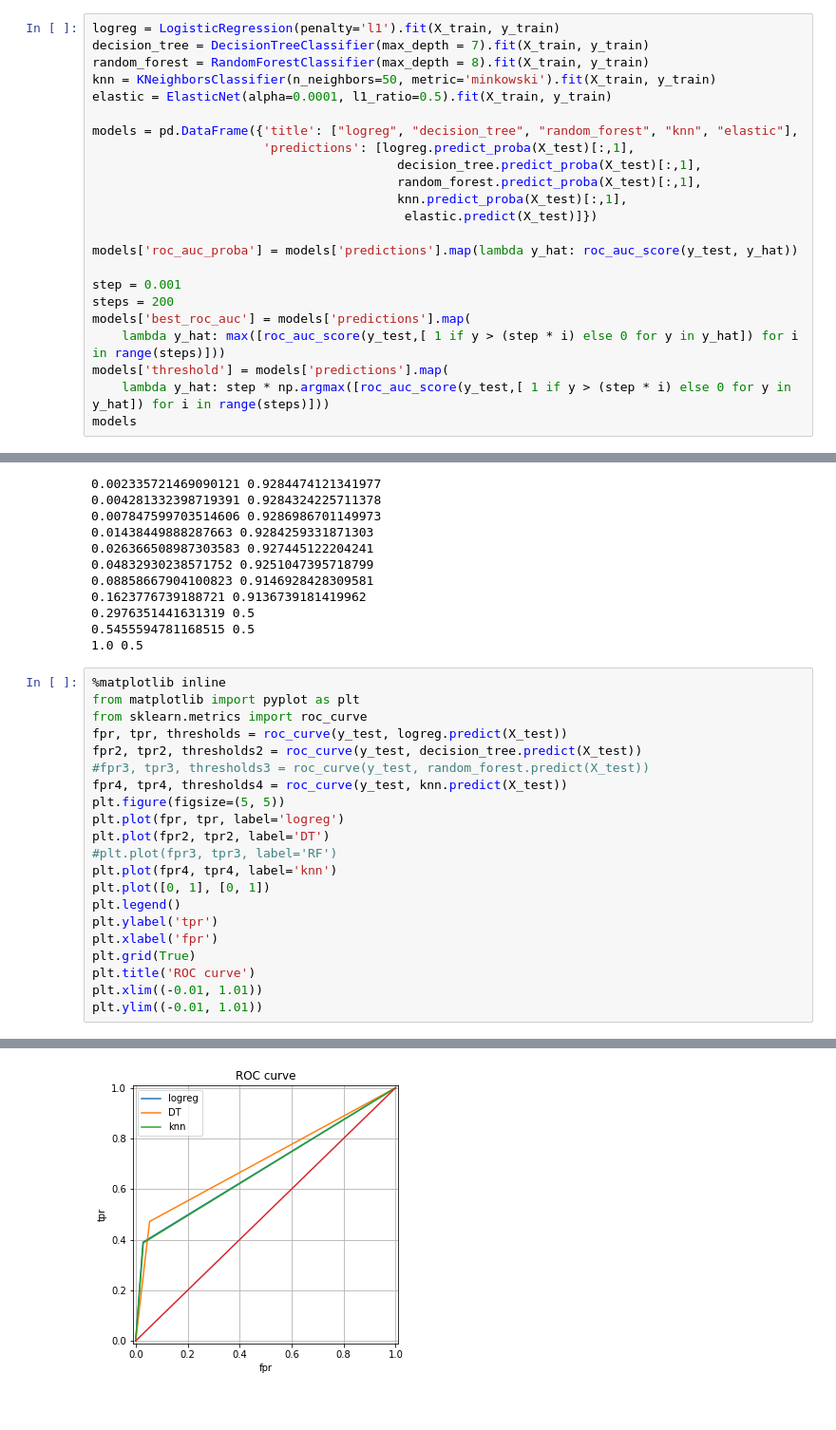
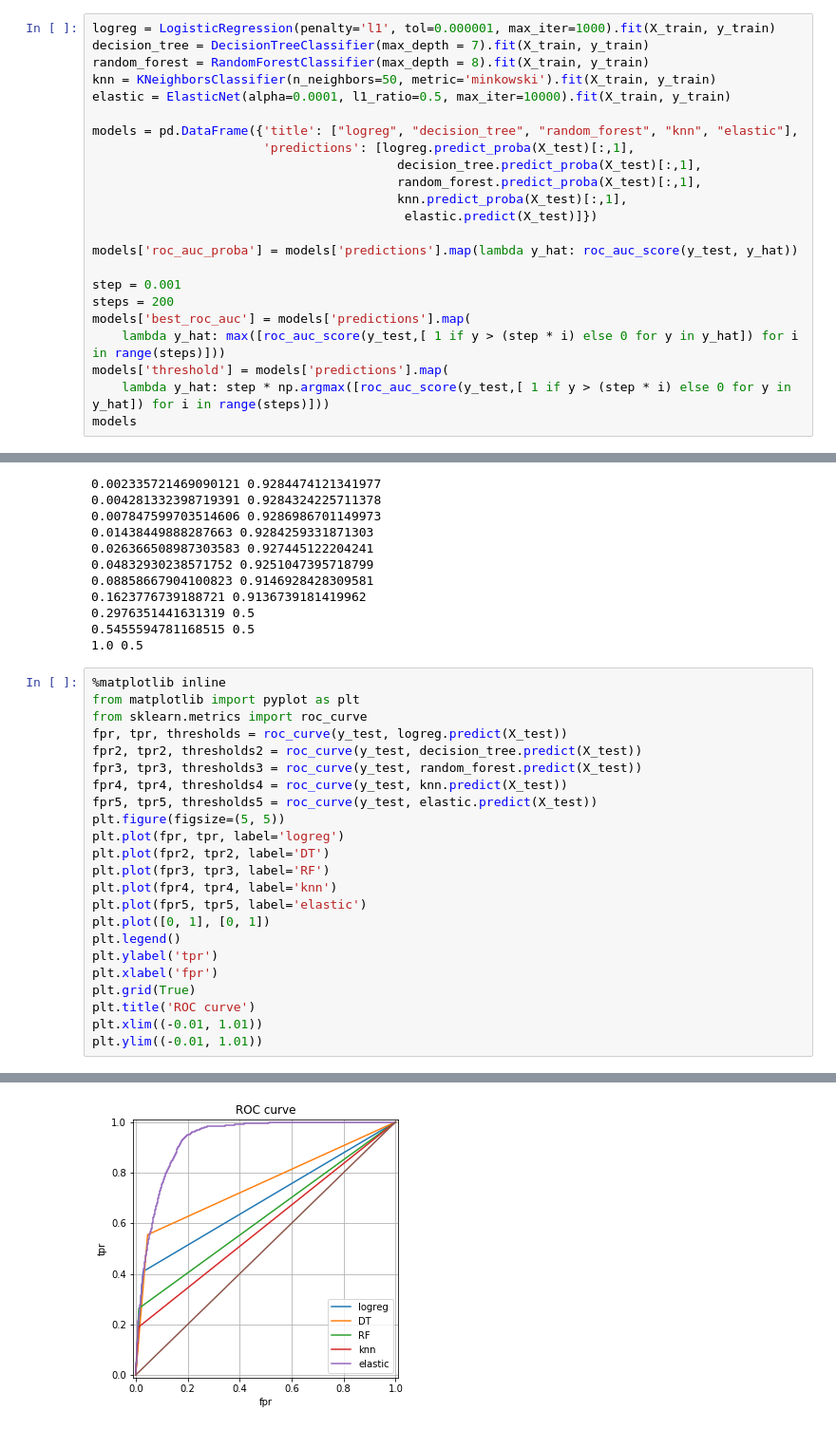
Before and after one commit to Behind/sfml_team2_hw4, a Jupyter notebook: clean_solution.ipynb, the cells around one changed output, grey strips where cells are left out. Shown at 95% size. Cells and saved outputs as stored; diff of their text form.

```diff
--- a/clean_solution.ipynb
+++ b/clean_solution.ipynb
@@ -100,11 +122,11 @@ from sklearn.neighbors import KNeighborsClassifier
 from sklearn.metrics import roc_auc_score
 import numpy as np
 # %%
-logreg = LogisticRegression(penalty='l1').fit(X_train, y_train)
+logreg = LogisticRegression(penalty='l1', tol=0.000001, max_iter=1000).fit(X_train, y_train)
 decision_tree = DecisionTreeClassifier(max_depth = 7).fit(X_train, y_train)
 random_forest = RandomForestClassifier(max_depth = 8).fit(X_train, y_train)
 knn = KNeighborsClassifier(n_neighbors=50, metric='minkowski').fit(X_train, y_train)
-elastic = ElasticNet(alpha=0.0001, l1_ratio=0.5).fit(X_train, y_train)
+elastic = ElasticNet(alpha=0.0001, l1_ratio=0.5, max_iter=10000).fit(X_train, y_train)
 
 models = pd.DataFrame({'title': ["logreg", "decision_tree", "random_forest", "knn", "elastic"],
                        'predictions': [logreg.predict_proba(X_test)[:,1],
@@ -207,26 +229,28 @@ for i in np.logspace(-5, 0, 20):
 # %%
 %matplotlib inline
 from matplotlib import pyplot as plt
 from sklearn.metrics import roc_curve
 fpr, tpr, thresholds = roc_curve(y_test, logreg.predict(X_test))
 fpr2, tpr2, thresholds2 = roc_curve(y_test, decision_tree.predict(X_test))
-#fpr3, tpr3, thresholds3 = roc_curve(y_test, random_forest.predict(X_test))
+fpr3, tpr3, thresholds3 = roc_curve(y_test, random_forest.predict(X_test))
 fpr4, tpr4, thresholds4 = roc_curve(y_test, knn.predict(X_test))
+fpr5, tpr5, thresholds5 = roc_curve(y_test, elastic.predict(X_test))
 plt.figure(figsize=(5, 5))
 plt.plot(fpr, tpr, label='logreg')
 plt.plot(fpr2, tpr2, label='DT')
-#plt.plot(fpr3, tpr3, label='RF')
+plt.plot(fpr3, tpr3, label='RF')
 plt.plot(fpr4, tpr4, label='knn')
+plt.plot(fpr5, tpr5, label='elastic')
 plt.plot([0, 1], [0, 1])
 plt.legend()
 plt.ylabel('tpr')
 plt.xlabel('fpr')
 plt.grid(True)
 plt.title('ROC curve')
 plt.xlim((-0.01, 1.01))
 plt.ylim((-0.01, 1.01))
 # %% [output]
 (-0.01, 1.01)
-[figure, old version]
+[figure, new version]
 # %%
 #выбираем модель
```
Also changed, not shown: parts of 7 cells of this notebook, 1 other file.
